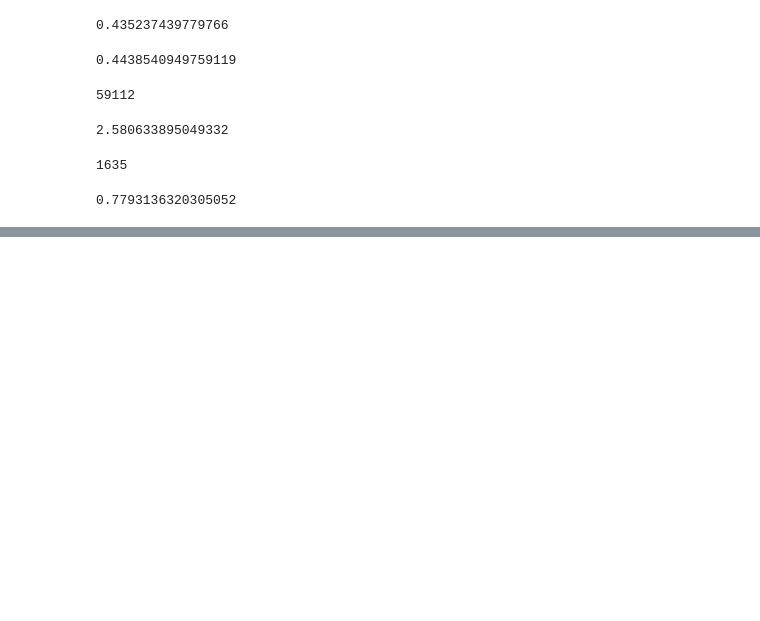
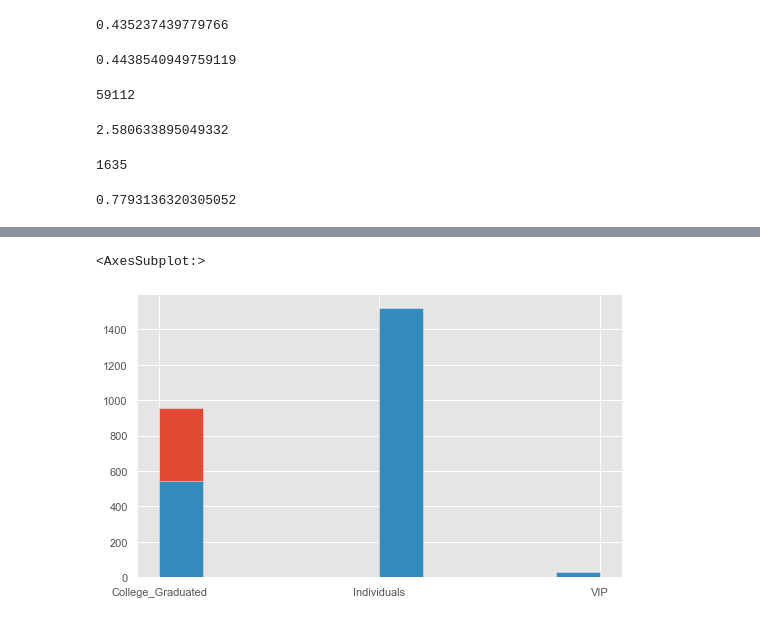
Before and after one commit to srikarnikhil/cutomer_retention_analysis, a Jupyter notebook: customer_retention_analysis.ipynb, the cells around one changed output, grey strips where cells are left out. Cells and saved outputs as stored; diff of their text form; code cells hidden in the pictures; blank space fills up the shorter version.

```diff
--- a/customer_retention_analysis.ipynb
+++ b/customer_retention_analysis.ipynb
@@ -463,0 +522,6 @@ people_active_at_start_inactive_at_end_products/people_active_at_start_inactive_
+# %%
+inactive_at_start_and_active_at_end_people['segment'].hist()
+people_active_at_start_inactive_at_end['segment'].hist()
+# %% [output]
+<AxesSubplot:>
+[figure, added]
```
Also changed, not shown: parts of 21 cells of this notebook.
